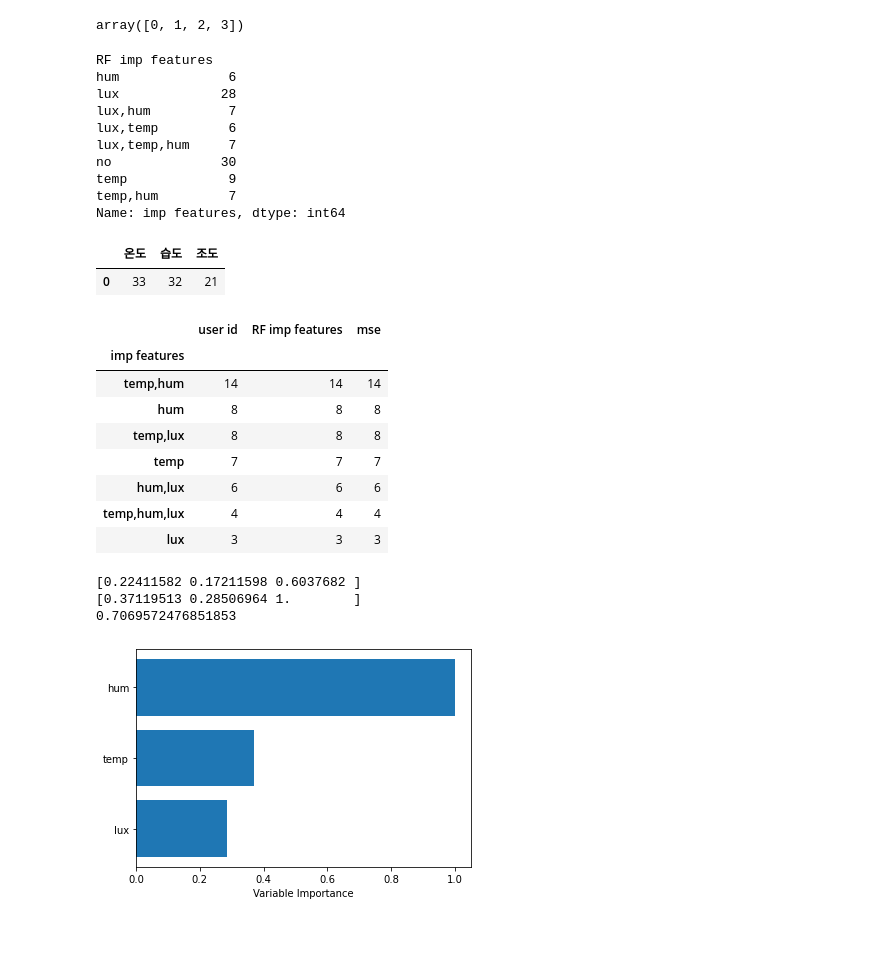
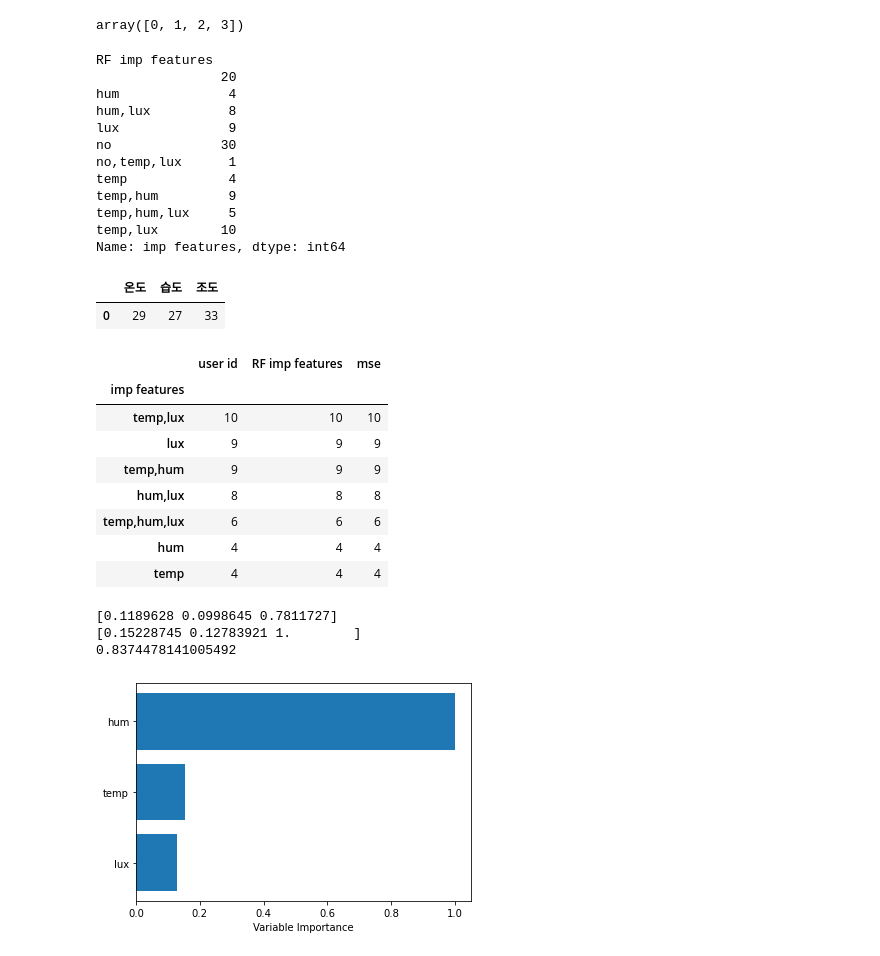
Before and after one commit to formegusto/survey-learning-system, a Jupyter notebook: Sincerity by RandomForest.ipynb, the cells around one changed output. Cells and saved outputs as stored; diff of their text form; code cells hidden in the pictures.

```diff
--- a/Sincerity by RandomForest.ipynb
+++ b/Sincerity by RandomForest.ipynb
@@ -222,2 +222,7 @@ plt.show()
 # %% [markdown]
 # 실제 특징과 주요 특징 비교
+# %%
+# 정규화
+
+user = users[0]
+user.survey[['temp']].to_numpy().copy() / user.survey[['temp']].to_numpy().max()
@@ -236,7 +263,8 @@ for user in users:
 
     X_train, X_test, y_train, y_test = train_test_split(X,y, test_size=0.2)
 
-    RFModel = RandomForestRegressor(n_estimators=20,
+    RFModel = RandomForestRegressor(n_estimators=100,
+                                    max_features=3,
                                 oob_score=False,random_state=531)
     RFModel.fit(X_train, y_train.ravel())
     prediction = RFModel.predict(X_test)
@@ -376,14 +424,16 @@ array([0, 1, 2, 3])
 _record.groupby("RF imp features").count()['imp features']
 # %% [output]
 RF imp features
-hum              6
-lux             28
-lux,hum          7
-lux,temp         6
-lux,temp,hum     7
+                20
+hum              4
+hum,lux          8
+lux              9
 no              30
-temp             9
-temp,hum         7
+no,temp,lux      1
+temp             4
+temp,hum         9
+temp,hum,lux     5
+temp,lux        10
 Name: imp features, dtype: int64
 # %%
 # 위의 내용 적고, 참여도가 높다고 판단된 사용자들의 평균치로 RF Model 훈련
@@ -403,19 +453,19 @@ apt_anal['조도'] = [anal_user[anal_user['lux'] == True].count().values[1]]
 apt_anal
 # %% [output]
 |  | 온도 | 습도 | 조도 |
-| 0 | 33 | 32 | 21 |
+| 0 | 29 | 27 | 33 |
 # %%
 part_user.groupby('imp features').count().sort_values(by=['user id'], ascending=False)
 # %% [output]
 |  | user id | RF imp features | mse |
 | imp features |  |  |  |
-| temp,hum | 14 | 14 | 14 |
-| hum | 8 | 8 | 8 |
-| temp,lux | 8 | 8 | 8 |
-| temp | 7 | 7 | 7 |
-| hum,lux | 6 | 6 | 6 |
-| temp,hum,lux | 4 | 4 | 4 |
-| lux | 3 | 3 | 3 |
+| temp,lux | 10 | 10 | 10 |
+| lux | 9 | 9 | 9 |
+| temp,hum | 9 | 9 | 9 |
+| hum,lux | 8 | 8 | 8 |
+| temp,hum,lux | 6 | 6 | 6 |
+| hum | 4 | 4 | 4 |
+| temp | 4 | 4 | 4 |
 # %%
 survey_mean = np.array([])
 feature_tmp = np.array([])
@@ -434,33 +484,34 @@ X_train, X_test, y_train, y_test = train_test_split(feature_tmp,survey_mean, tes
 # %%
 features = np.array(['temp', 'hum', 'lux'])
 
-RFModel = RandomForestRegressor(n_estimators=20,
+RFModel = RandomForestRegressor(n_estimators=100,
+                                max_features=3,
                             oob_score=False,random_state=531)
 RFModel.fit(X_train, y_train.ravel())
 prediction = RFModel.predict(X_test)
 
 mse = mean_squared_error(y_test,prediction)
 
 feature_importance = RFModel.feature_importances_
 if len(set(feature_importance)) == 1:
     feature_importance = RFModel.feature_importances_
 else:
     feature_importance = feature_importance / feature_importance.max()
 
 print(RFModel.feature_importances_)
 print(feature_importance)
 sorted_idx = np.argsort(feature_importance)
 bar_pos = np.arange(sorted_idx.shape[0]) + .5
 
 _features = features[sorted_idx[::-1]]
 
 print(mse)
 plt.barh(bar_pos, feature_importance[sorted_idx], align='center')
 plt.yticks(bar_pos, _features)
 plt.xlabel("Variable Importance")
 plt.show()
 # %% [output]
-[0.22411582 0.17211598 0.6037682 ]
-[0.37119513 0.28506964 1.        ]
-0.7069572476851853
+[0.1189628 0.0998645 0.7811727]
+[0.15228745 0.12783921 1.        ]
+0.8374478141005492
-[figure, old version]
+[figure, new version]
```
Also changed, not shown: parts of 14 cells of this notebook, 1 other file.
